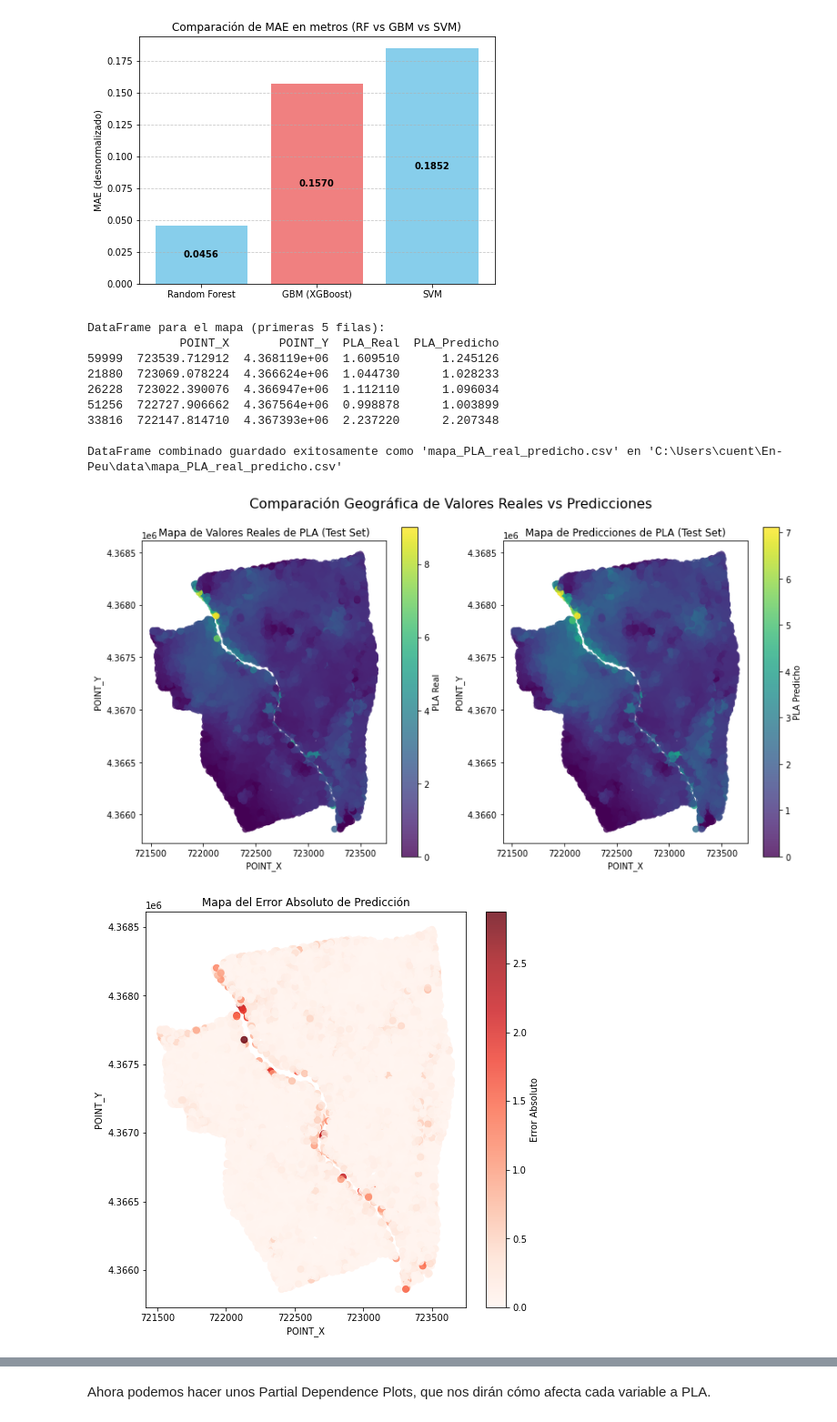
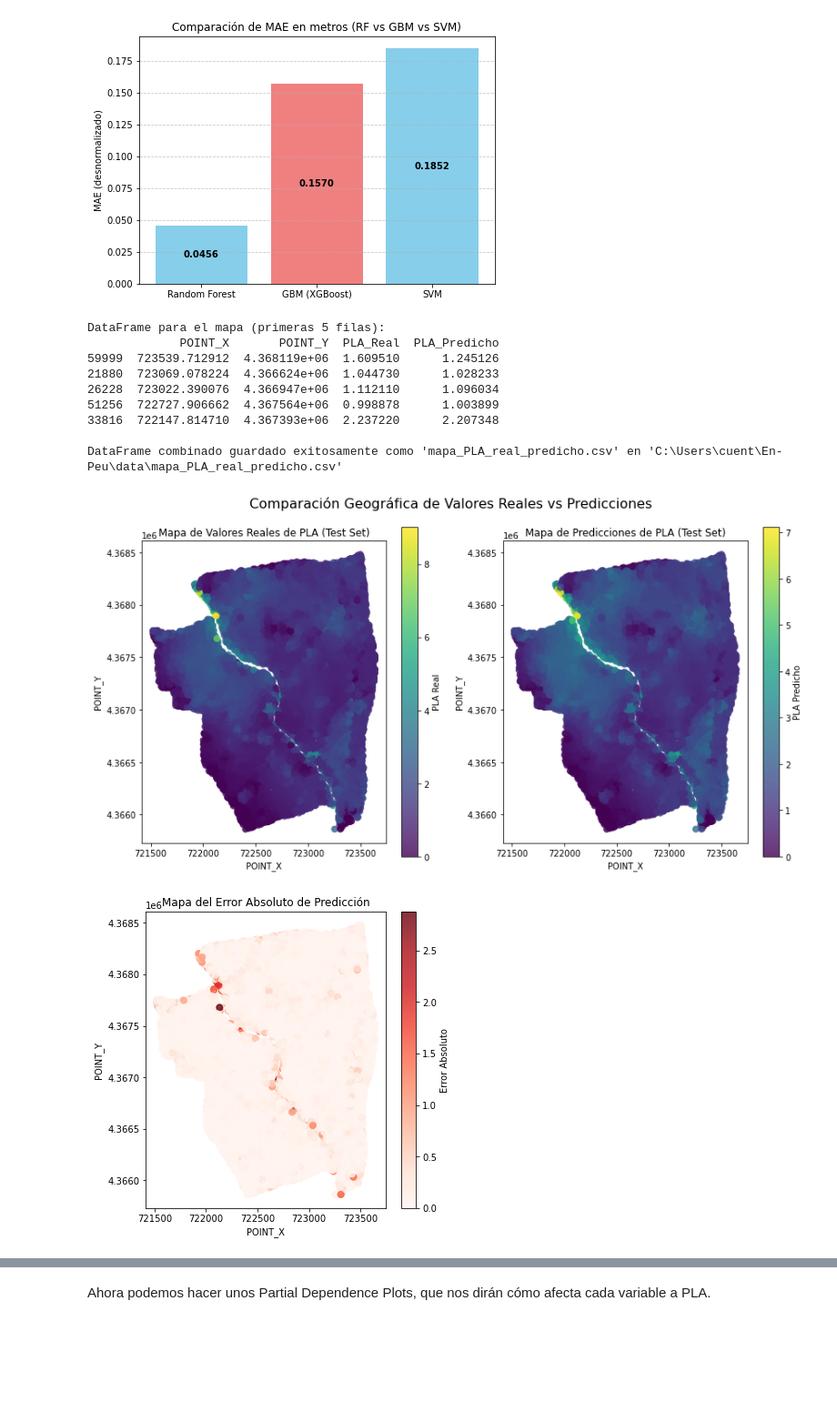
Before and after one commit to ANFAIA/En-Peu, a Jupyter notebook: notebooks/06-train_test_and_models.ipynb, the cells around one changed output, grey strips where cells are left out. Shown at 91% size. Cells and saved outputs as stored; diff of their text form; code cells hidden in the pictures; blank space fills up the shorter version.

```diff
--- a/notebooks/06-train_test_and_models.ipynb
+++ b/notebooks/06-train_test_and_models.ipynb
@@ -647,32 +647,32 @@ plt.savefig(os.path.join(parent_directory, 'images','mapa_predicciones_PLA.png')
 plt.show()
 
 # Opcional: Para visualizar las diferencias (errores)
-plt.figure(figsize=(8, 8))
+plt.figure(figsize=(6, 6))
 # Calcular el error absoluto para colorear
 map_data['Error_Absoluto'] = np.abs(map_data['PLA_Real'] - map_data['PLA_Predicho'])
 ax_error = plt.gca() # Get the current Axes object for this single subplot
 scatter_error = ax_error.scatter(map_data['POINT_X'], map_data['POINT_Y'], # CORRECTED: Use ax_error for scatter
                             c=map_data['Error_Absoluto'], cmap='Reds', s=50, alpha=0.8)
 ax_error.set_title('Mapa del Error Absoluto de Predicción') # CORRECTED: Set title on ax_error
 ax_error.set_xlabel('POINT_X') # CORRECTED: Set xlabel on ax_error
 ax_error.set_ylabel('POINT_Y') # CORRECTED: Set ylabel on ax_error
 plt.colorbar(scatter_error, ax=ax_error, label='Error Absoluto') # CORRECTED: Pass ax=ax_error to colorbar
 ax_error.set_aspect('equal', adjustable='box') # CORRECTED: Called on ax_error
 
 # Guardar la figura en el directorio
 plt.savefig(os.path.join(parent_directory, 'images','mapa_error_absoluto.png'), bbox_inches='tight', dpi=300)
 
 
 plt.show()
 # %% [output]
 DataFrame para el mapa (primeras 5 filas):
              POINT_X       POINT_Y  PLA_Real  PLA_Predicho
 59999  723539.712912  4.368119e+06  1.609510      1.245126
 21880  723069.078224  4.366624e+06  1.044730      1.028233
 26228  723022.390076  4.366947e+06  1.112110      1.096034
 51256  722727.906662  4.367564e+06  0.998878      1.003899
 33816  722147.814710  4.367393e+06  2.237220      2.207348
 
 DataFrame combinado guardado exitosamente como 'mapa_PLA_real_predicho.csv' en 'C:\Users\cuent\En-Peu\data\mapa_PLA_real_predicho.csv'
 [figure]
-[figure, old version]
+[figure, new version]
```
Also changed, not shown: parts of 22 cells of this notebook, 4 other files.
